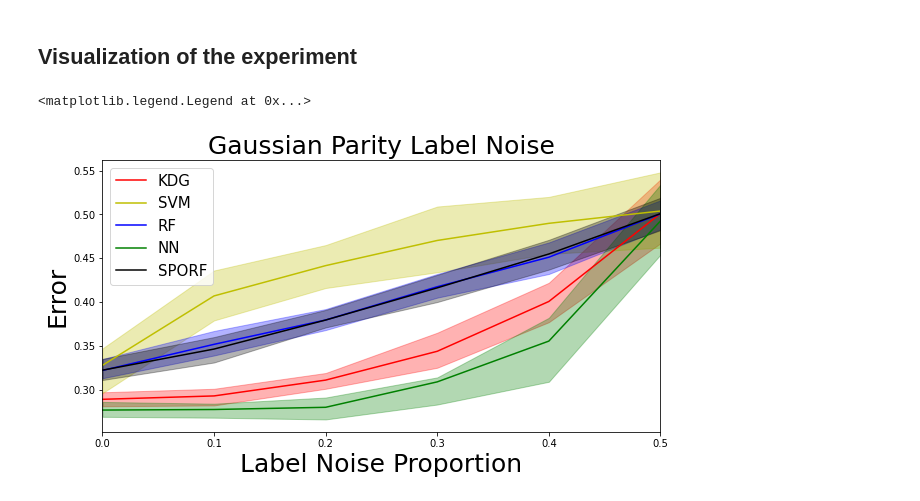
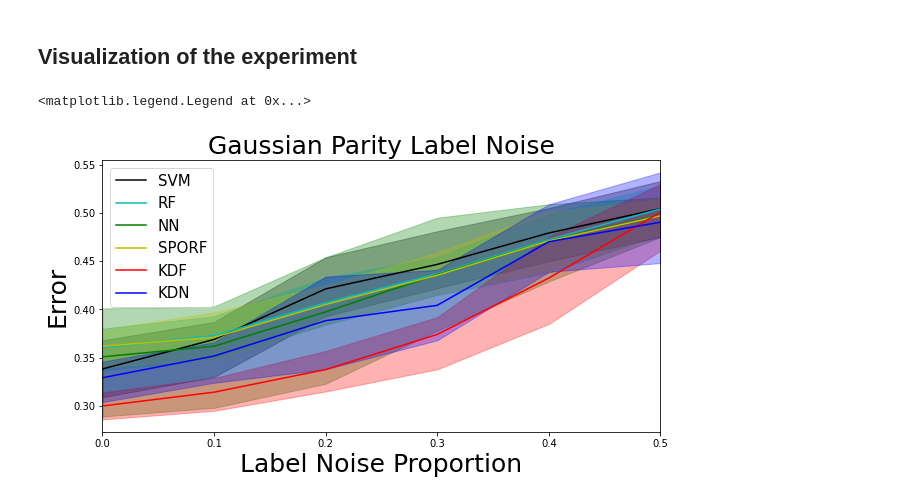
Before and after one commit to jshinm/kdg, a Jupyter notebook: docs/tutorials/kdg_adversarial_benchmarking.ipynb, the cells around one changed output. Drawn from its saved outputs; the diff is of its cells as text; code cells hidden in the pictures.

```diff
--- a/docs/tutorials/kdg_adversarial_benchmarking.ipynb
+++ b/docs/tutorials/kdg_adversarial_benchmarking.ipynb
@@ -53,7 +53,7 @@ The indices of classifiers in the list is as follows
 n_samples = 100 #total number of samples
 n_estimators = 10 #number of estimators for tree-based algorithms
 proportions = [0.0, 0.1, 0.2, 0.3, 0.4, 0.5] #number of adverarial cases
-reps = np.arange(2) #number of repetition
+reps = np.arange(45) #number of repetition
 label = ['SVM', 'RF', 'NN', 'SPORF', 'KDF', 'KDN']
 # %% [markdown]
 ## Initialization of classifiers
@@ -219,19 +215,17 @@ with open(f'dat/{today.date()}_kdg_adversarial_base_{n_samples}samples_withkdn_{
 # %%
 fig, ax = plt.subplots(1, 1, figsize=(10, 5))
 dfg = df.groupby(['Proportions'])
-cmap = 'rybgk'
+cmap = 'kcgyrb'
 for i, l in enumerate(label):
-    if l == 'SVM':
-        pass
     ax.plot(proportions, dfg.mean()[l], color=cmap[i], label=l)
     ax.fill_between(proportions, dfg.quantile(0.25)[l], dfg.quantile(0.75)[l], color=cmap[i], alpha=0.3)
 
 ax.set_xlabel("Label Noise Proportion", fontsize=25)
 ax.set_ylabel("Error", fontsize=25)
 ax.set_title("Gaussian Parity Label Noise", fontsize=25)
 ax.set_xlim(0, proportions[-1])
 ax.legend(fontsize=15)
 # %% [output]
 <matplotlib.legend.Legend at 0x...>
-[figure, old version]
+[figure, new version]
 # %%
```
Also changed, not shown: parts of 7 cells of this notebook.
